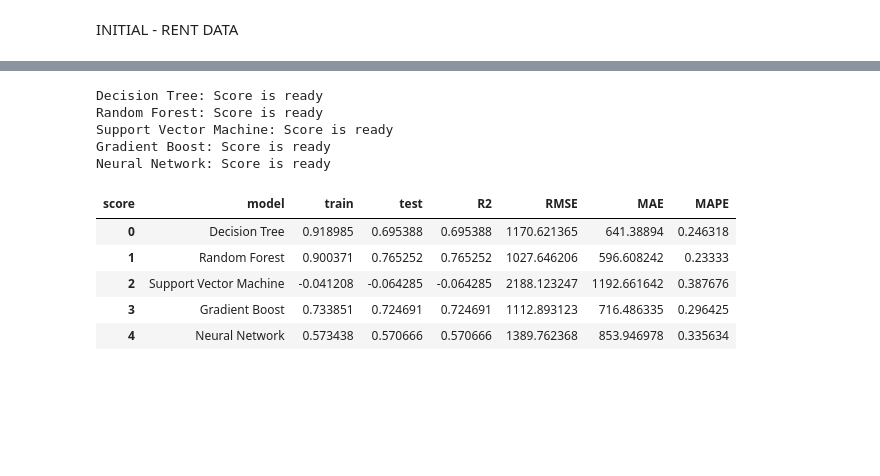
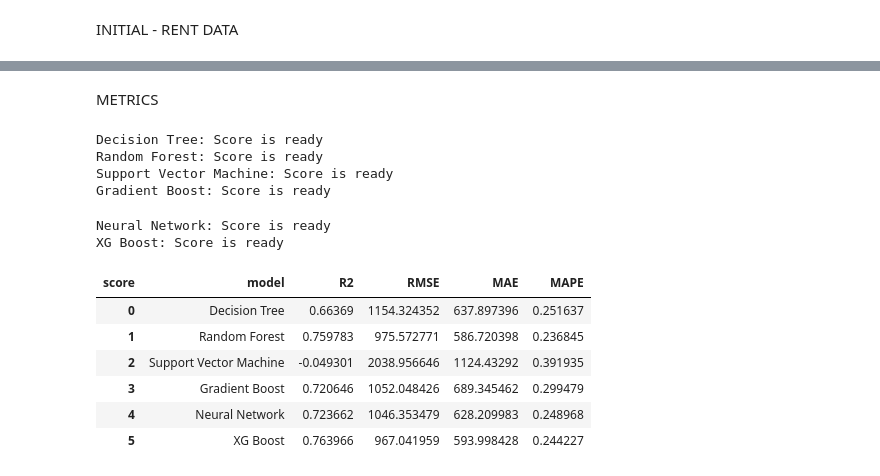
Before and after one commit to elz-ming/Propertly, a Jupyter notebook: JupyterNotebook/Model Finder for RENT.ipynb, the cells around one changed output, grey strips where cells are left out. Drawn from its saved outputs; the diff is of its cells as text; code cells hidden in the pictures; blank space fills up the shorter version.

```diff
--- a/JupyterNotebook/Model Finder for RENT.ipynb
+++ b/JupyterNotebook/Model Finder for RENT.ipynb
@@ -84,0 +46,10 @@ Neural Network
+# %%
+SEED=42
+models = {
+    'Decision Tree': DecisionTreeRegressor(random_state=SEED),
+    'Random Forest': RandomForestRegressor(random_state=SEED),
+    'Support Vector Machine': SVR(),
+    'Gradient Boost': GradientBoostingRegressor(random_state=SEED),
+    'Neural Network': MLPRegressor(random_state=SEED),
+    'XG Boost': XGBRegressor(seed=SEED),
+}
@@ -85,38 +83,41 @@ Neural Network
+# %% [markdown]
+METRICS
 # %%
-score_init = {
-    'score':['train','test','R2','RMSE','MAE','MAPE']
+score = {
+    'score':['R2','RMSE','MAE','MAPE']
 }
 # %%
 for key, value in models.items():
     model = value
+    model.set_params(**hyperparameters[key])
     model.fit(rent_x_train,rent_y_train)
     rent_y_pred = model.predict(rent_x_test)
 
-    score_init[key] = []
-    score_init[key].append(model.score(rent_x_train,rent_y_train))
-    score_init[key].append(model.score(rent_x_test,rent_y_test))
-    score_init[key].append(r2_score(rent_y_test,rent_y_pred))
-    score_init[key].append(mean_squared_error(rent_y_test,rent_y_pred, squared=False))
-    score_init[key].append(mean_absolute_error(rent_y_test,rent_y_pred))
-    score_init[key].append(mean_absolute_percentage_error(rent_y_test,rent_y_pred))
+    score[key] = []
+    score[key].append(r2_score(rent_y_test,rent_y_pred))
+    score[key].append(mean_squared_error(rent_y_test,rent_y_pred, squared=False))
+    score[key].append(mean_absolute_error(rent_y_test,rent_y_pred))
+    score[key].append(mean_absolute_percentage_error(rent_y_test,rent_y_pred))
     print(key + ': Score is ready')
 # %% [output]
 Decision Tree: Score is ready
 Random Forest: Score is ready
 Support Vector Machine: Score is ready
 Gradient Boost: Score is ready
-Neural Network: Score is ready
+Neural Network: Score is ready
+XG Boost: Score is ready
 # %%
-init_df = pd.DataFrame(score_init).T
-init_df.columns = init_df.iloc[0]
-init_df = init_df[1:]
-init_df = init_df.reset_index()
-init_df.rename(columns={'index':'model'}, inplace=True)
-init_df
+score_df = pd.DataFrame(score).T
+score_df.columns = score_df.iloc[0]
+score_df = score_df[1:]
+score_df = score_df.reset_index()
+score_df.rename(columns={'index':'model'}, inplace=True)
+score_df
 # %% [output]
-| score | model | train | test | R2 | RMSE | MAE | MAPE |
-| 0 | Decision Tree | 0.918985 | 0.695388 | 0.695388 | 1170.621365 | 641.38894 | 0.246318 |
-| 1 | Random Forest | 0.900371 | 0.765252 | 0.765252 | 1027.646206 | 596.608242 | 0.23333 |
-| 2 | Support Vector Machine | -0.041208 | -0.064285 | -0.064285 | 2188.123247 | 1192.661642 | 0.387676 |
-| 3 | Gradient Boost | 0.733851 | 0.724691 | 0.724691 | 1112.893123 | 716.486335 | 0.296425 |
-| 4 | Neural Network | 0.573438 | 0.570666 | 0.570666 | 1389.762368 | 853.946978 | 0.335634 |
+| score | model | R2 | RMSE | MAE | MAPE |
+| 0 | Decision Tree | 0.66369 | 1154.324352 | 637.897396 | 0.251637 |
+| 1 | Random Forest | 0.759783 | 975.572771 | 586.720398 | 0.236845 |
+| 2 | Support Vector Machine | -0.049301 | 2038.956646 | 1124.43292 | 0.391935 |
+| 3 | Gradient Boost | 0.720646 | 1052.048426 | 689.345462 | 0.299479 |
+| 4 | Neural Network | 0.723662 | 1046.353479 | 628.209983 | 0.248968 |
+| 5 | XG Boost | 0.763966 | 967.041959 | 593.998428 | 0.244227 |
```
Also changed, not shown: parts of 26 cells of this notebook, 14 other files.
